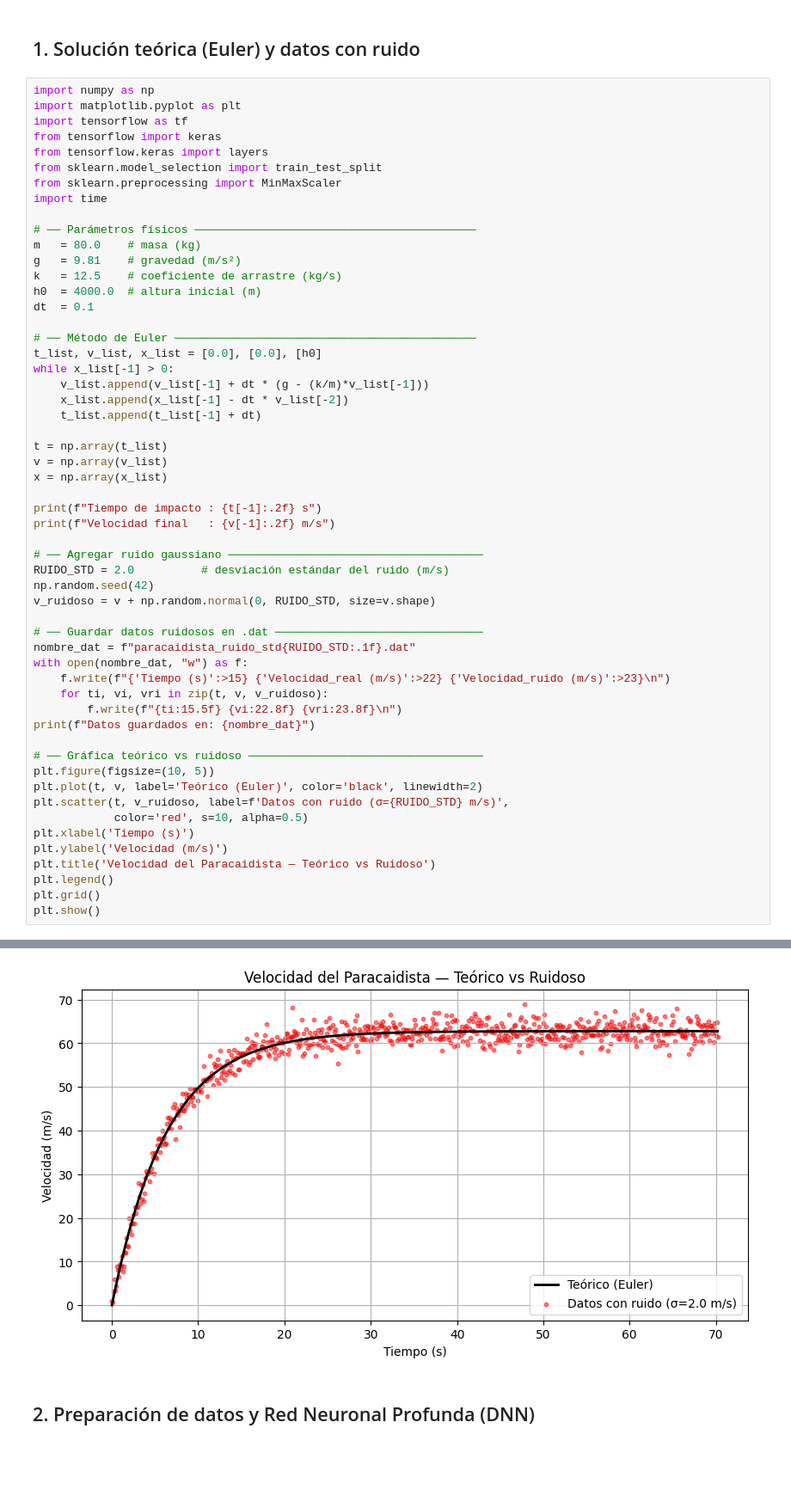
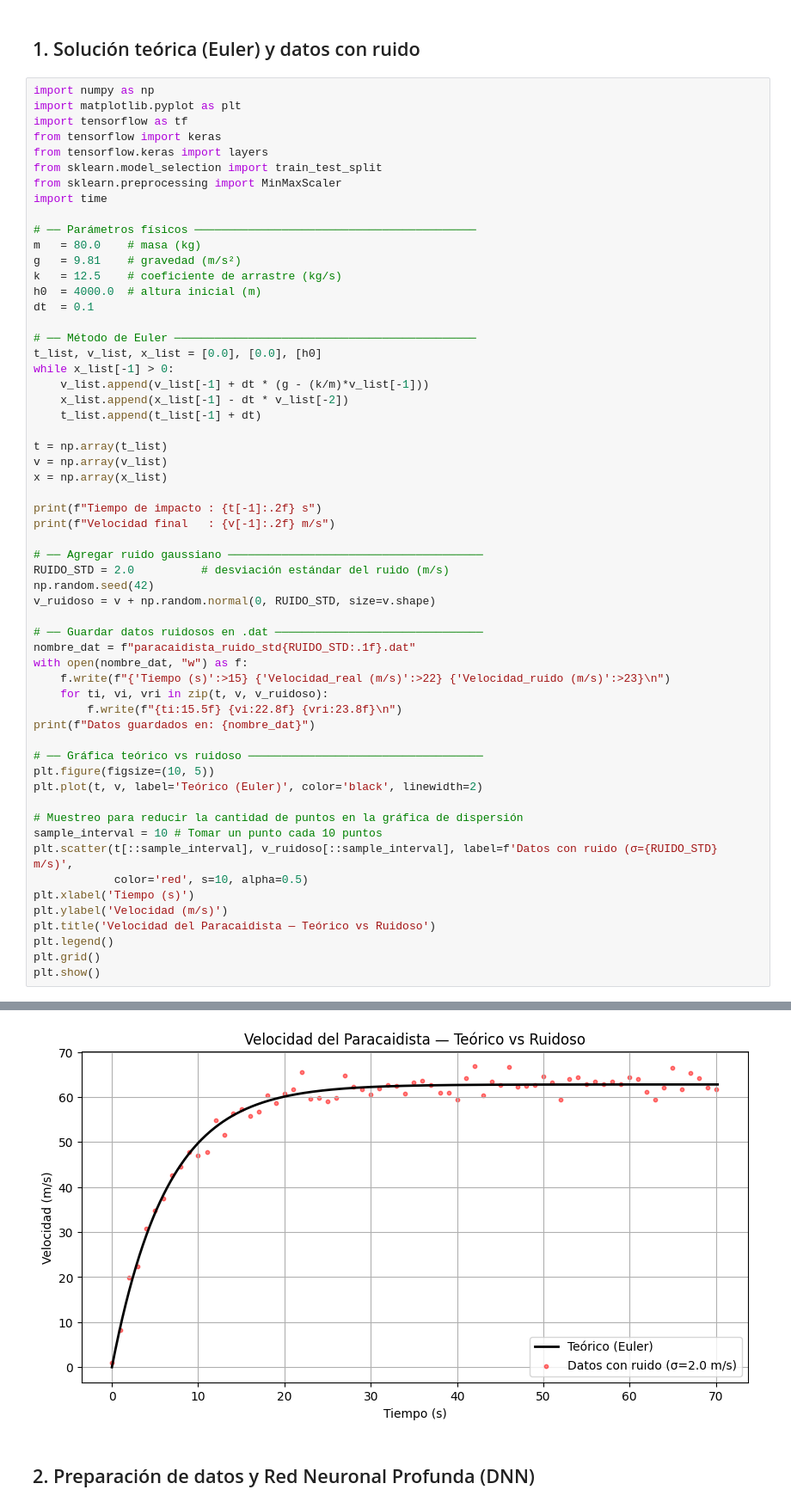
Before and after one commit to campereza043/MFC2026, a Jupyter notebook: Paracaidista/Paracaidista_PINN_vs_DNN.ipynb, the cells around one changed output, grey strips where cells are left out. Shown at 86% size. Cells and saved outputs as stored; diff of their text form; blank space fills up the shorter version.

```diff
--- a/Paracaidista/Paracaidista_PINN_vs_DNN.ipynb
+++ b/Paracaidista/Paracaidista_PINN_vs_DNN.ipynb
@@ -40,35 +40,38 @@ x = np.array(x_list)
 print(f"Tiempo de impacto : {t[-1]:.2f} s")
 print(f"Velocidad final   : {v[-1]:.2f} m/s")
 
 # ── Agregar ruido gaussiano ──────────────────────────────────────
 RUIDO_STD = 2.0          # desviación estándar del ruido (m/s)
 np.random.seed(42)
 v_ruidoso = v + np.random.normal(0, RUIDO_STD, size=v.shape)
 
 # ── Guardar datos ruidosos en .dat ───────────────────────────────
 nombre_dat = f"paracaidista_ruido_std{RUIDO_STD:.1f}.dat"
 with open(nombre_dat, "w") as f:
     f.write(f"{'Tiempo (s)':>15} {'Velocidad_real (m/s)':>22} {'Velocidad_ruido (m/s)':>23}\n")
     for ti, vi, vri in zip(t, v, v_ruidoso):
         f.write(f"{ti:15.5f} {vi:22.8f} {vri:23.8f}\n")
 print(f"Datos guardados en: {nombre_dat}")
 
 # ── Gráfica teórico vs ruidoso ───────────────────────────────────
 plt.figure(figsize=(10, 5))
 plt.plot(t, v, label='Teórico (Euler)', color='black', linewidth=2)
-plt.scatter(t, v_ruidoso, label=f'Datos con ruido (σ={RUIDO_STD} m/s)',
+
+# Muestreo para reducir la cantidad de puntos en la gráfica de dispersión
+sample_interval = 10 # Tomar un punto cada 10 puntos
+plt.scatter(t[::sample_interval], v_ruidoso[::sample_interval], label=f'Datos con ruido (σ={RUIDO_STD} m/s)',
             color='red', s=10, alpha=0.5)
 plt.xlabel('Tiempo (s)')
 plt.ylabel('Velocidad (m/s)')
 plt.title('Velocidad del Paracaidista — Teórico vs Ruidoso')
 plt.legend()
 plt.grid()
 plt.show()
 # %% [output]
 Tiempo de impacto : 70.20 s
 Velocidad final   : 62.78 m/s
 Datos guardados en: paracaidista_ruido_std2.0.dat
-[figure, old version]
+[figure, new version]
 # %% [markdown]
 ## 2. Preparación de datos y Red Neuronal Profunda (DNN)
 # %%
```
Also changed, not shown: parts of 6 cells of this notebook.
